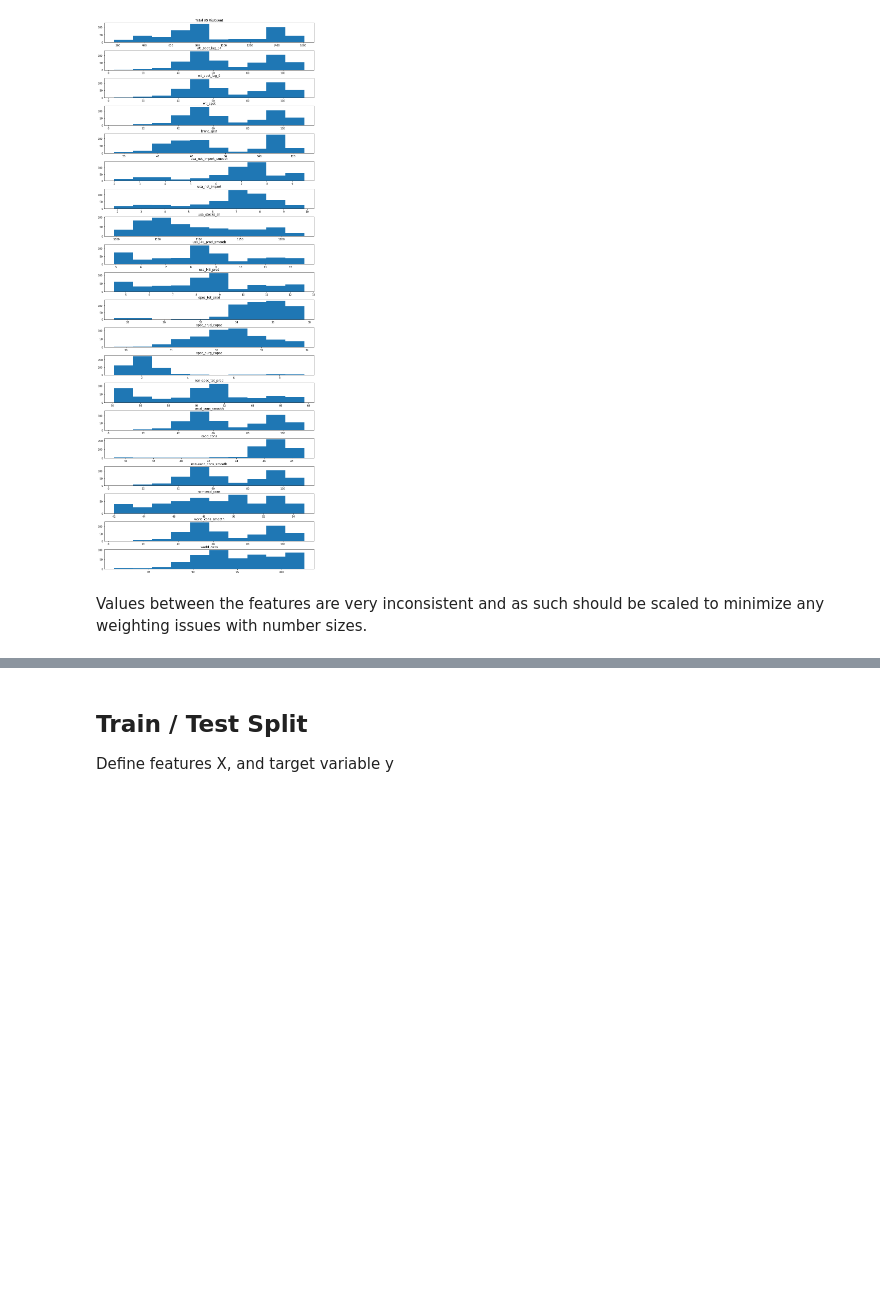
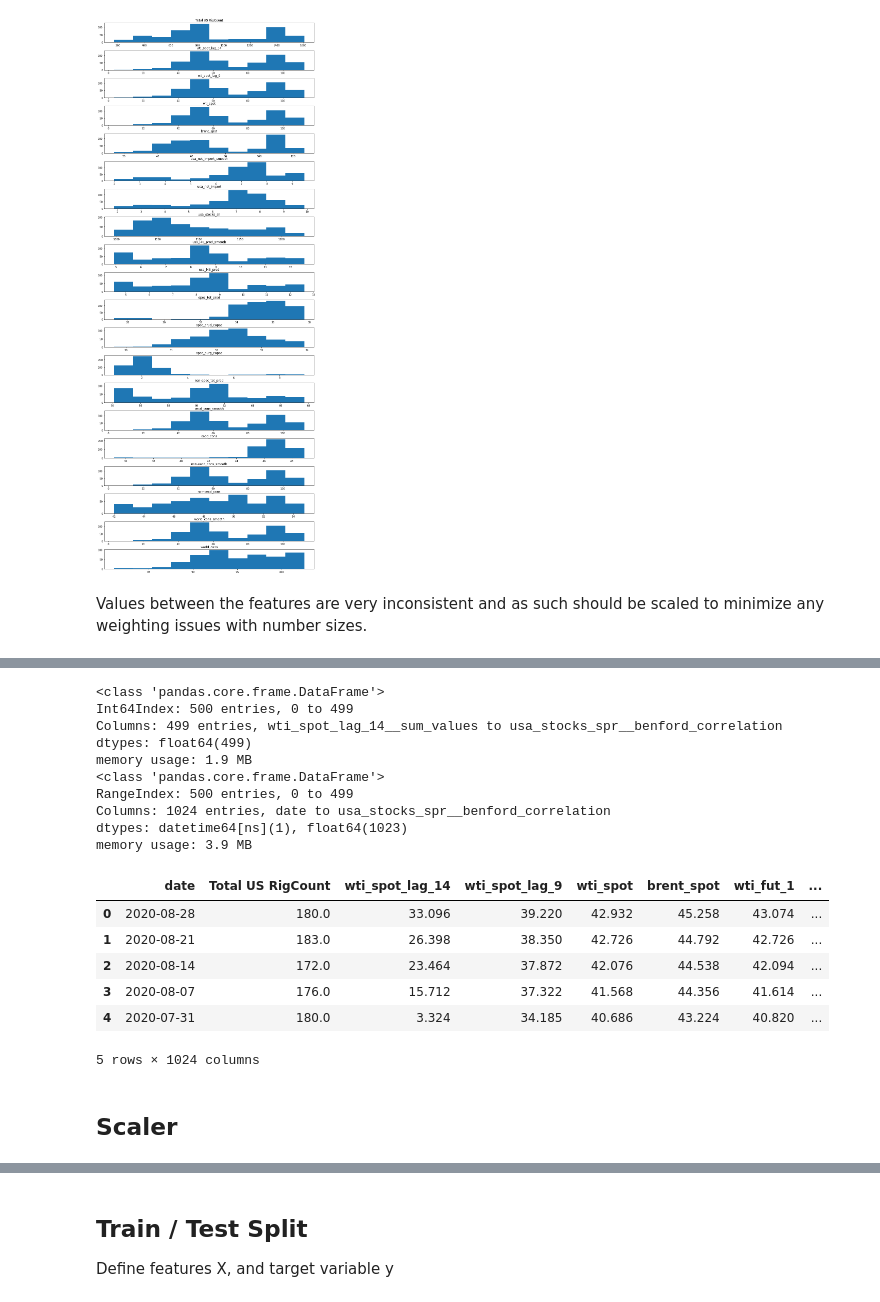
Before and after one commit to brspencer90/rig-count_L48, a Jupyter notebook: notebooks/4.1_Preprocessing-Training.ipynb, the cells around one changed output, grey strips where cells are left out. Saved outputs shown, nothing was run; the diff lists cells and outputs as text; code cells hidden in the pictures; blank space fills up the shorter version.

```diff
--- a/notebooks/4.1_Preprocessing-Training.ipynb
+++ b/notebooks/4.1_Preprocessing-Training.ipynb
@@ -88,3 +127,31 @@ Values between the features are very inconsistent and as such should be scaled t
+# %%
+extracted_features = extract_relevant_features(X,y, column_id='index',column_sort='date')
+# %%
+extracted_features.info()
+
+df = pd.concat([df,extracted_features],axis=1)
+df.info()
+df.head()
+# %% [output]
+<class 'pandas.core.frame.DataFrame'>
+Int64Index: 500 entries, 0 to 499
+Columns: 499 entries, wti_spot_lag_14__sum_values to usa_stocks_spr__benford_correlation
+dtypes: float64(499)
+memory usage: 1.9 MB
+<class 'pandas.core.frame.DataFrame'>
+RangeIndex: 500 entries, 0 to 499
+Columns: 1024 entries, date to usa_stocks_spr__benford_correlation
+dtypes: datetime64[ns](1), float64(1023)
+memory usage: 3.9 MB
+|  | date | Total US RigCount | wti_spot_lag_14 | wti_spot_lag_9 | wti_spot | brent_spot | wti_fut_1 | ... |
+| 0 | 2020-08-28 | 180.0 | 33.096 | 39.220 | 42.932 | 45.258 | 43.074 | ... |
+| 1 | 2020-08-21 | 183.0 | 26.398 | 38.350 | 42.726 | 44.792 | 42.726 | ... |
+| 2 | 2020-08-14 | 172.0 | 23.464 | 37.872 | 42.076 | 44.538 | 42.094 | ... |
+| 3 | 2020-08-07 | 176.0 | 15.712 | 37.322 | 41.568 | 44.356 | 41.614 | ... |
+| 4 | 2020-07-31 | 180.0 | 3.324 | 34.185 | 40.686 | 43.224 | 40.820 | ... |
+5 rows × 1024 columns
+# %% [markdown]
+## Scaler
 # %%
 scaler = MinMaxScaler()
 
```
Also changed, not shown: parts of 6 cells of this notebook.
